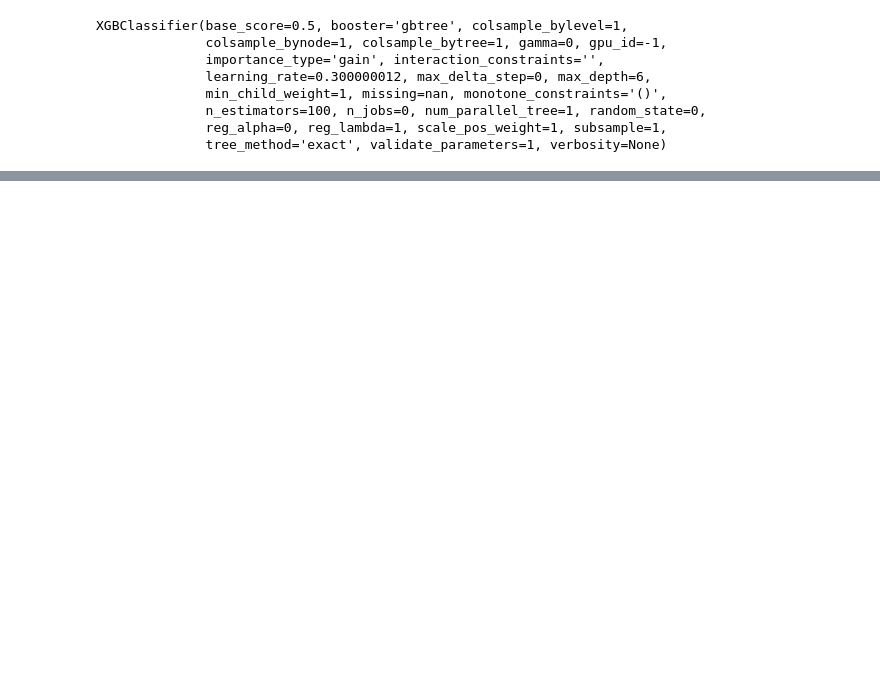
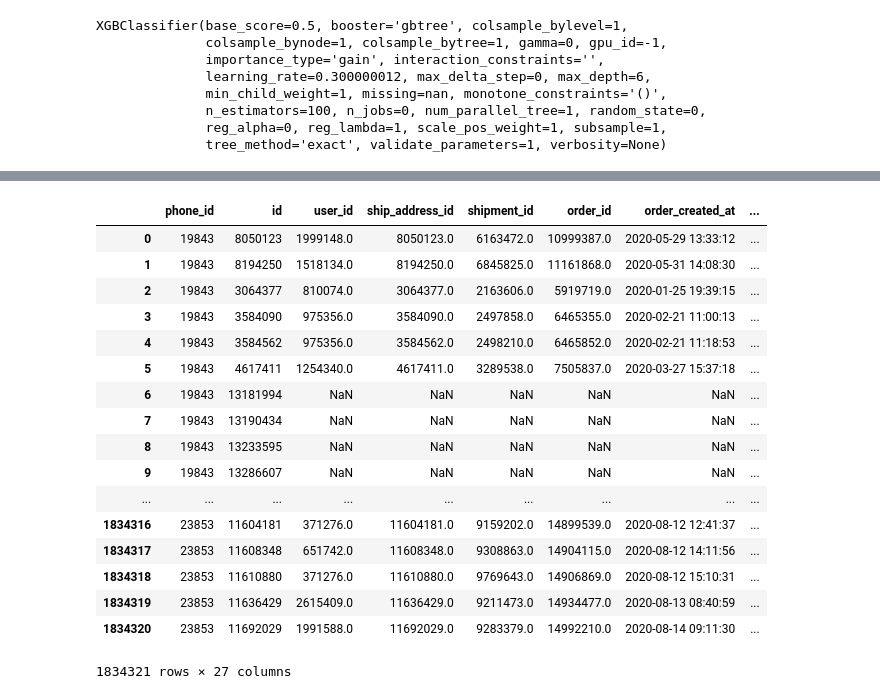
Before and after one commit to Leggerla/sber-churning, a Jupyter notebook: training_example.ipynb, the cells around one changed output, grey strips where cells are left out. Drawn from its saved outputs; the diff is of its cells as text; code cells hidden in the pictures; blank space fills up the shorter version.

Commit message:
changed scrips for extraction; fixed prev_month error

```diff
--- a/training_example.ipynb
+++ b/training_example.ipynb
@@ -71,0 +96,32 @@ f1_score(y_test, preds)
+# %%
+test = pd.read_csv('./sample_submission.csv', sep=';')
+# %%
+test = test.rename(columns={'Id': 'phone_id'})
+# %%
+test['month'] = 8
+# %%
+test_extra = test.merge(addresses, on='phone_id', how='left')
+
+test_orders = fe.collect_orders(test_extra)
+test_features = fe.exract_all(test_orders)
+# %%
+test_orders
+# %% [output]
+|  | phone_id | id | user_id | ship_address_id | shipment_id | order_id | order_created_at | ... |
+| 0 | 19843 | 8050123 | 1999148.0 | 8050123.0 | 6163472.0 | 10999387.0 | 2020-05-29 13:33:12 | ... |
+| 1 | 19843 | 8194250 | 1518134.0 | 8194250.0 | 6845825.0 | 11161868.0 | 2020-05-31 14:08:30 | ... |
+| 2 | 19843 | 3064377 | 810074.0 | 3064377.0 | 2163606.0 | 5919719.0 | 2020-01-25 19:39:15 | ... |
+| 3 | 19843 | 3584090 | 975356.0 | 3584090.0 | 2497858.0 | 6465355.0 | 2020-02-21 11:00:13 | ... |
+| 4 | 19843 | 3584562 | 975356.0 | 3584562.0 | 2498210.0 | 6465852.0 | 2020-02-21 11:18:53 | ... |
+| 5 | 19843 | 4617411 | 1254340.0 | 4617411.0 | 3289538.0 | 7505837.0 | 2020-03-27 15:37:18 | ... |
+| 6 | 19843 | 13181994 | NaN | NaN | NaN | NaN | NaN | ... |
+| 7 | 19843 | 13190434 | NaN | NaN | NaN | NaN | NaN | ... |
+| 8 | 19843 | 13233595 | NaN | NaN | NaN | NaN | NaN | ... |
+| 9 | 19843 | 13286607 | NaN | NaN | NaN | NaN | NaN | ... |
+| ... | ... | ... | ... | ... | ... | ... | ... | ... |
+| 1834316 | 23853 | 11604181 | 371276.0 | 11604181.0 | 9159202.0 | 14899539.0 | 2020-08-12 12:41:37 | ... |
+| 1834317 | 23853 | 11608348 | 651742.0 | 11608348.0 | 9308863.0 | 14904115.0 | 2020-08-12 14:11:56 | ... |
+| 1834318 | 23853 | 11610880 | 371276.0 | 11610880.0 | 9769643.0 | 14906869.0 | 2020-08-12 15:10:31 | ... |
+| 1834319 | 23853 | 11636429 | 2615409.0 | 11636429.0 | 9211473.0 | 14934477.0 | 2020-08-13 08:40:59 | ... |
+| 1834320 | 23853 | 11692029 | 1991588.0 | 11692029.0 | 9283379.0 | 14992210.0 | 2020-08-14 09:11:30 | ... |
+1834321 rows × 27 columns
```
Also changed, not shown: parts of 28 cells of this notebook, 2 other files.
